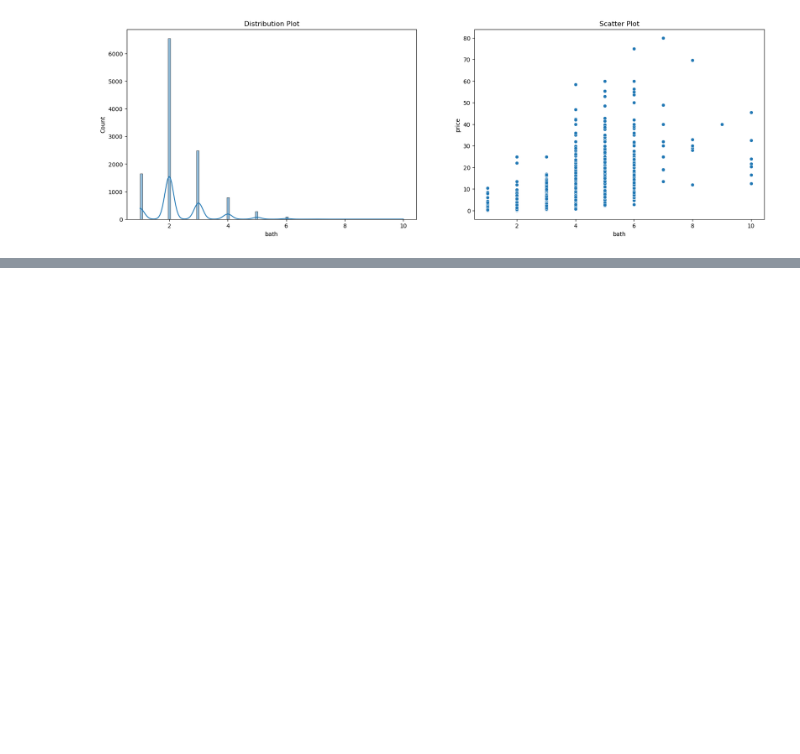
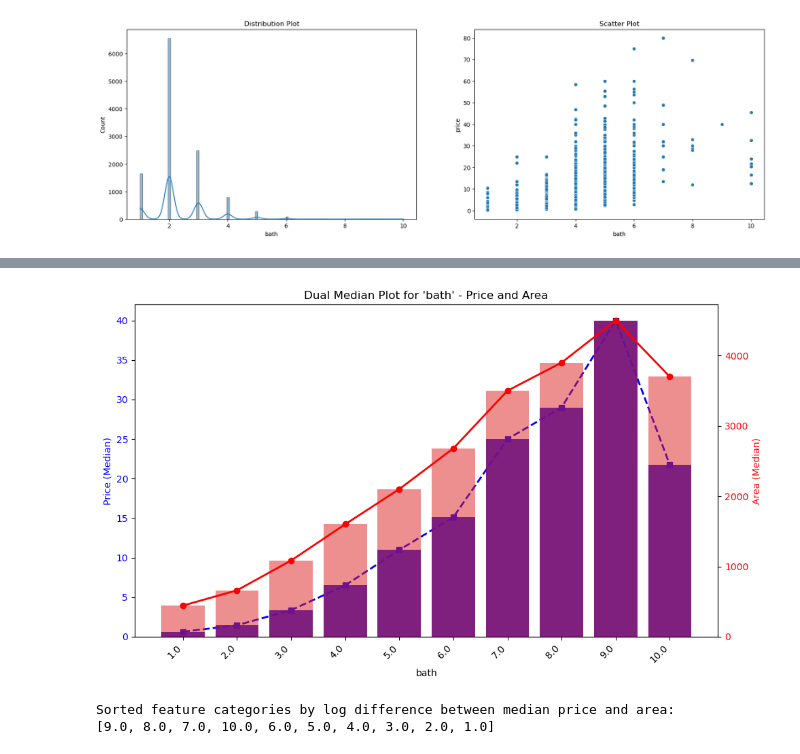
Before and after one commit to Buzz1993/magicbricks-property-analysis-and-price-prediction, a Jupyter notebook: notebooks/magicbricks/3.2nd_multlivariate_analysis.ipynb, the cells around one changed output, grey strips where cells are left out. Cells and saved outputs as stored; diff of their text form; code cells hidden in the pictures; blank space fills up the shorter version.

```diff
--- a/notebooks/magicbricks/3.2nd_multlivariate_analysis.ipynb
+++ b/notebooks/magicbricks/3.2nd_multlivariate_analysis.ipynb
@@ -178,0 +498,6 @@ num_two_chart_plot(df, 'bath')
+# %%
+dual_median_plot(df, 'bath')
+# %% [output]
+[figure, added]
+Sorted feature categories by log difference between median price and area:
+[9.0, 8.0, 7.0, 10.0, 6.0, 5.0, 4.0, 3.0, 2.0, 1.0]
```
Also changed, not shown: parts of 49 cells of this notebook.
